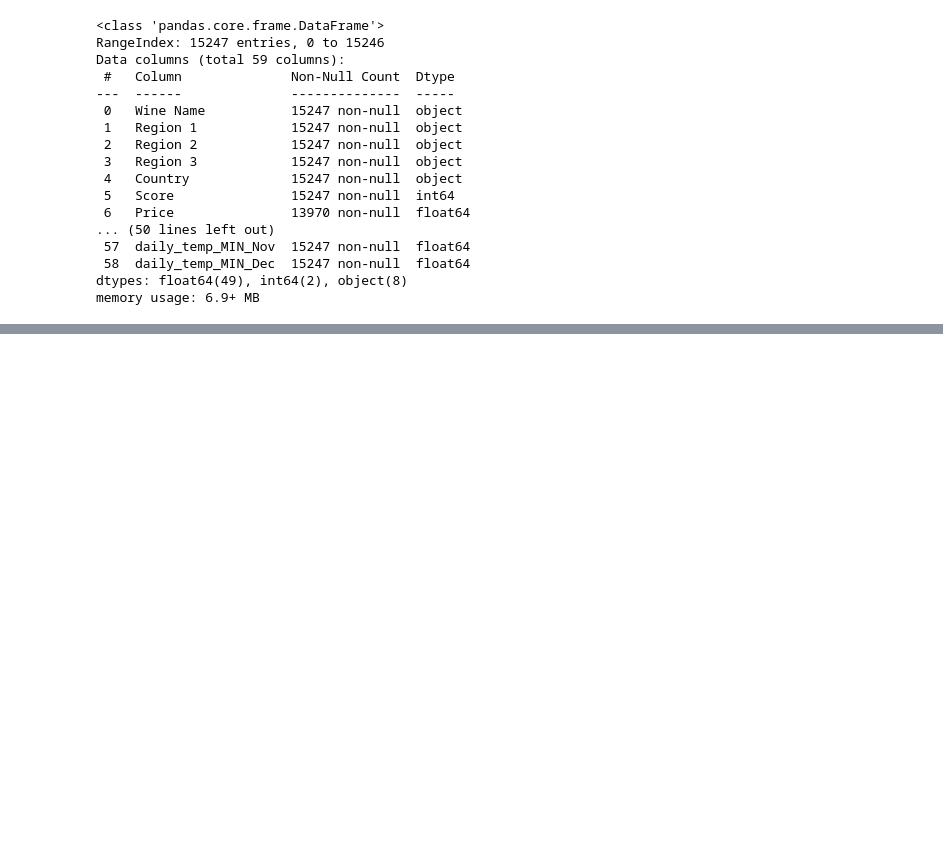
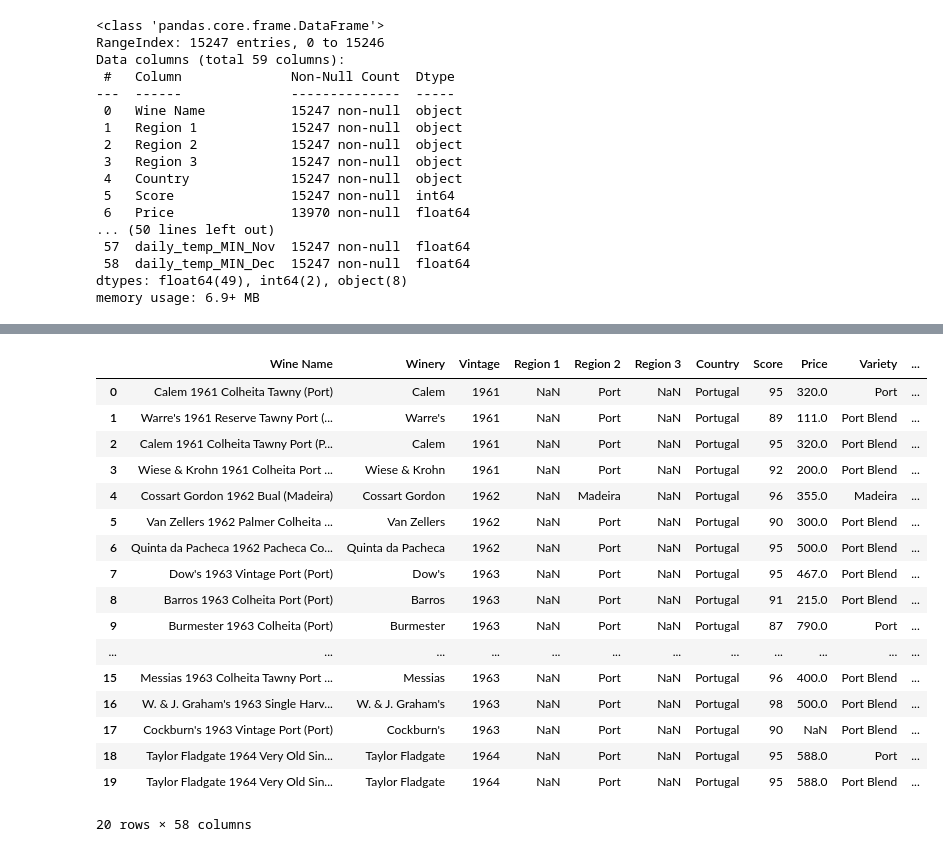
Before and after one commit to georgejieh/predicting_grape_suitability_based_on_climate_and_precipitation, a Jupyter notebook: exploratory_data_analysis_public.ipynb, the cells around one changed output, grey strips where cells are left out. Cells and saved outputs as stored; diff of their text form; code cells hidden in the pictures; blank space fills up the shorter version.

Commit message:
Further refine API script. Combine all data. Clean data to final working format.

```diff
--- a/exploratory_data_analysis_public.ipynb
+++ b/exploratory_data_analysis_public.ipynb
@@ -1352,0 +1554,21 @@ memory usage: 6.9+ MB
+# %%
+updated_combined_weather_enhanced_wine_data_df.head(20)
+# %% [output]
+|  | Wine Name | Winery | Vintage | Region 1 | Region 2 | Region 3 | Country | Score | Price | Variety | ... |
+| 0 | Calem 1961 Colheita Tawny (Port) | Calem | 1961 | NaN | Port | NaN | Portugal | 95 | 320.0 | Port | ... |
+| 1 | Warre's 1961 Reserve Tawny Port (... | Warre's | 1961 | NaN | Port | NaN | Portugal | 89 | 111.0 | Port Blend | ... |
+| 2 | Calem 1961 Colheita Tawny Port (P... | Calem | 1961 | NaN | Port | NaN | Portugal | 95 | 320.0 | Port Blend | ... |
+| 3 | Wiese & Krohn 1961 Colheita Port ... | Wiese & Krohn | 1961 | NaN | Port | NaN | Portugal | 92 | 200.0 | Port Blend | ... |
+| 4 | Cossart Gordon 1962 Bual (Madeira) | Cossart Gordon | 1962 | NaN | Madeira | NaN | Portugal | 96 | 355.0 | Madeira | ... |
+| 5 | Van Zellers 1962 Palmer Colheita ... | Van Zellers | 1962 | NaN | Port | NaN | Portugal | 90 | 300.0 | Port Blend | ... |
+| 6 | Quinta da Pacheca 1962 Pacheca Co... | Quinta da Pacheca | 1962 | NaN | Port | NaN | Portugal | 95 | 500.0 | Port Blend | ... |
+| 7 | Dow's 1963 Vintage Port (Port) | Dow's | 1963 | NaN | Port | NaN | Portugal | 95 | 467.0 | Port Blend | ... |
+| 8 | Barros 1963 Colheita Port (Port) | Barros | 1963 | NaN | Port | NaN | Portugal | 91 | 215.0 | Port Blend | ... |
+| 9 | Burmester 1963 Colheita (Port) | Burmester | 1963 | NaN | Port | NaN | Portugal | 87 | 790.0 | Port | ... |
+| ... | ... | ... | ... | ... | ... | ... | ... | ... | ... | ... | ... |
+| 15 | Messias 1963 Colheita Tawny Port ... | Messias | 1963 | NaN | Port | NaN | Portugal | 96 | 400.0 | Port Blend | ... |
+| 16 | W. & J. Graham's 1963 Single Harv... | W. & J. Graham's | 1963 | NaN | Port | NaN | Portugal | 98 | 500.0 | Port Blend | ... |
+| 17 | Cockburn's 1963 Vintage Port (Port) | Cockburn's | 1963 | NaN | Port | NaN | Portugal | 90 | NaN | Port Blend | ... |
+| 18 | Taylor Fladgate 1964 Very Old Sin... | Taylor Fladgate | 1964 | NaN | Port | NaN | Portugal | 95 | 588.0 | Port | ... |
+| 19 | Taylor Fladgate 1964 Very Old Sin... | Taylor Fladgate | 1964 | NaN | Port | NaN | Portugal | 95 | 588.0 | Port Blend | ... |
+20 rows × 58 columns
```
Also changed, not shown: parts of 13 cells of this notebook, 5 other files.
